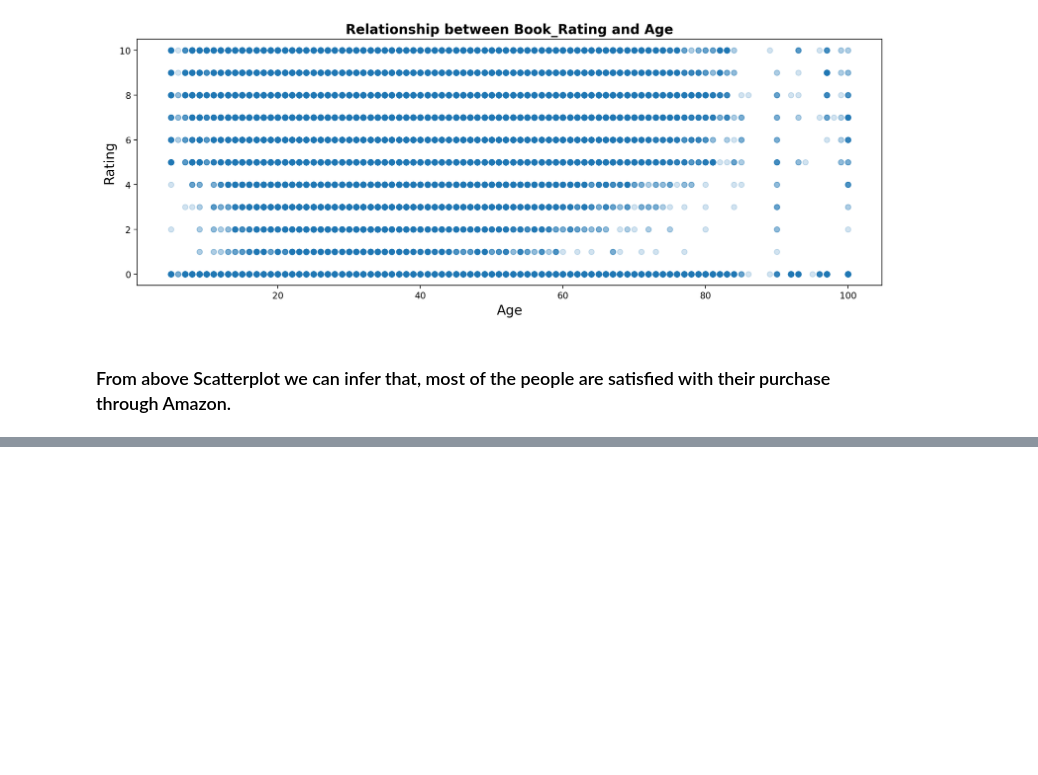
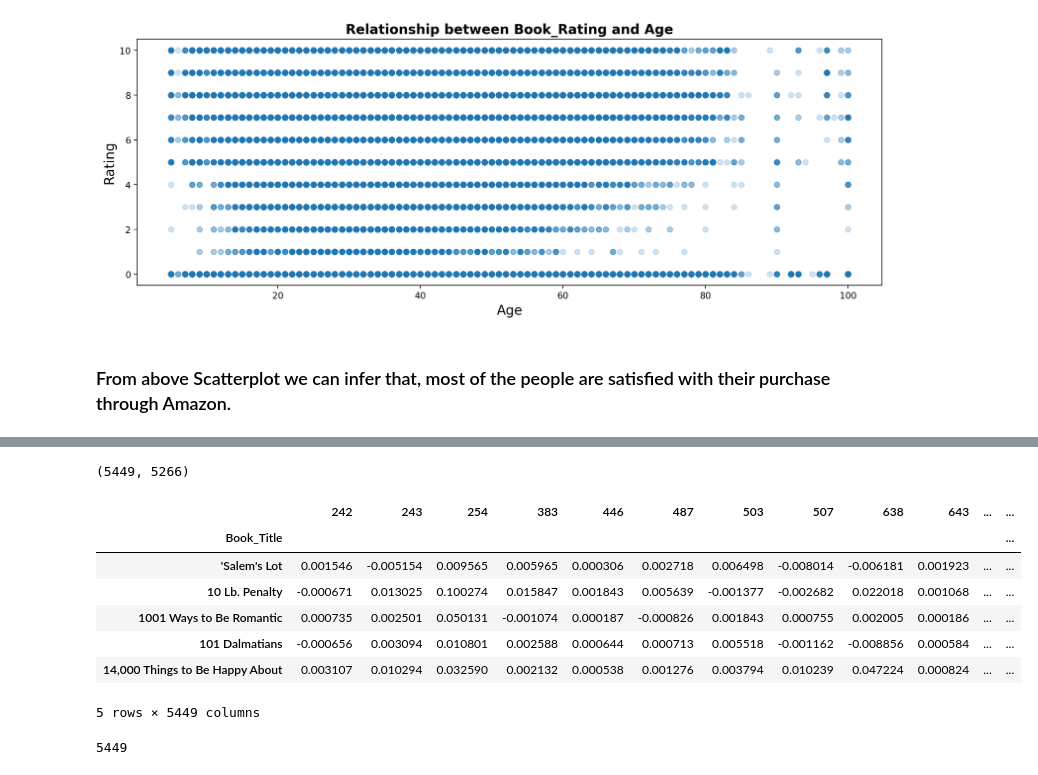
Before and after one commit to diptiranjan1998/Book-Recommendation-system, a Jupyter notebook: Book_Recommendation_System.ipynb, the cells around one changed output, grey strips where cells are left out. Saved outputs shown, nothing was run; the diff lists cells and outputs as text; code cells hidden in the pictures; blank space fills up the shorter version.

```diff
--- a/Book_Recommendation_System.ipynb
+++ b/Book_Recommendation_System.ipynb
@@ -1013,0 +1139,4 @@ Text(0, 0.5, 'Rating')
+# %%
+grid_search_svd = GridSearchCV(svd, param_grid, cv=5, scoring='accuracy')
+
+grid_search_svd.fit(user_pivot_matrix)
@@ -1013,0 +1152,6 @@ Text(0, 0.5, 'Rating')
+# %%
+NUMBER_OF_FACTORS_MF = 10
+U, sigma, Vt = svds(user_pivot_matrix, k = NUMBER_OF_FACTORS_MF)
+# %%
+sigma = np.diag(sigma)
+sigma.shape
@@ -1013,0 +1160,3 @@ Text(0, 0.5, 'Rating')
+# %%
+best_pivot_matrix = np.dot(np.dot(U, sigma), Vt)
+best_pivot_matrix
@@ -1013,0 +1177,21 @@ Text(0, 0.5, 'Rating')
+# %%
+best_pivot_matrix.shape
+# %% [output]
+(5449, 5266)
+# %%
+# Converting the reconstructed matrix back to a Pandas dataframe
+cf_preds_df = pd.DataFrame(best_pivot_matrix, columns= pivot_matrix_df.columns, index=users_ids).transpose()
+cf_preds_df.head()
+# %% [output]
+|  | 242 | 243 | 254 | 383 | 446 | 487 | 503 | 507 | 638 | 643 | ... | ... |
+| Book_Title |  |  |  |  |  |  |  |  |  |  |  | ... |
+| 'Salem's Lot | 0.001546 | -0.005154 | 0.009565 | 0.005965 | 0.000306 | 0.002718 | 0.006498 | -0.008014 | -0.006181 | 0.001923 | ... | ... |
+| 10 Lb. Penalty | -0.000671 | 0.013025 | 0.100274 | 0.015847 | 0.001843 | 0.005639 | -0.001377 | -0.002682 | 0.022018 | 0.001068 | ... | ... |
+| 1001 Ways to Be Romantic | 0.000735 | 0.002501 | 0.050131 | -0.001074 | 0.000187 | -0.000826 | 0.001843 | 0.000755 | 0.002005 | 0.000186 | ... | ... |
+| 101 Dalmatians | -0.000656 | 0.003094 | 0.010801 | 0.002588 | 0.000644 | 0.000713 | 0.005518 | -0.001162 | -0.008856 | 0.000584 | ... | ... |
+| 14,000 Things to Be Happy About | 0.003107 | 0.010294 | 0.032590 | 0.002132 | 0.000538 | 0.001276 | 0.003794 | 0.010239 | 0.047224 | 0.000824 | ... | ... |
+5 rows × 5449 columns
+# %%
+len(cf_preds_df.columns)
+# %% [output]
+5449
```
Also changed, not shown: parts of 34 cells of this notebook.
